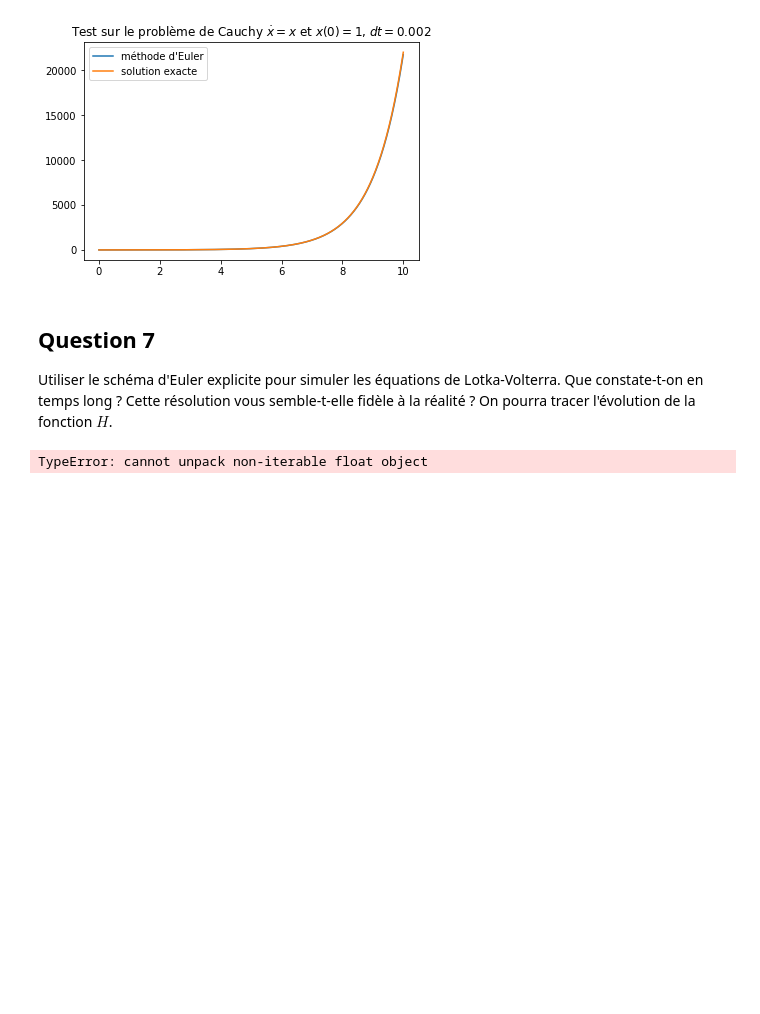
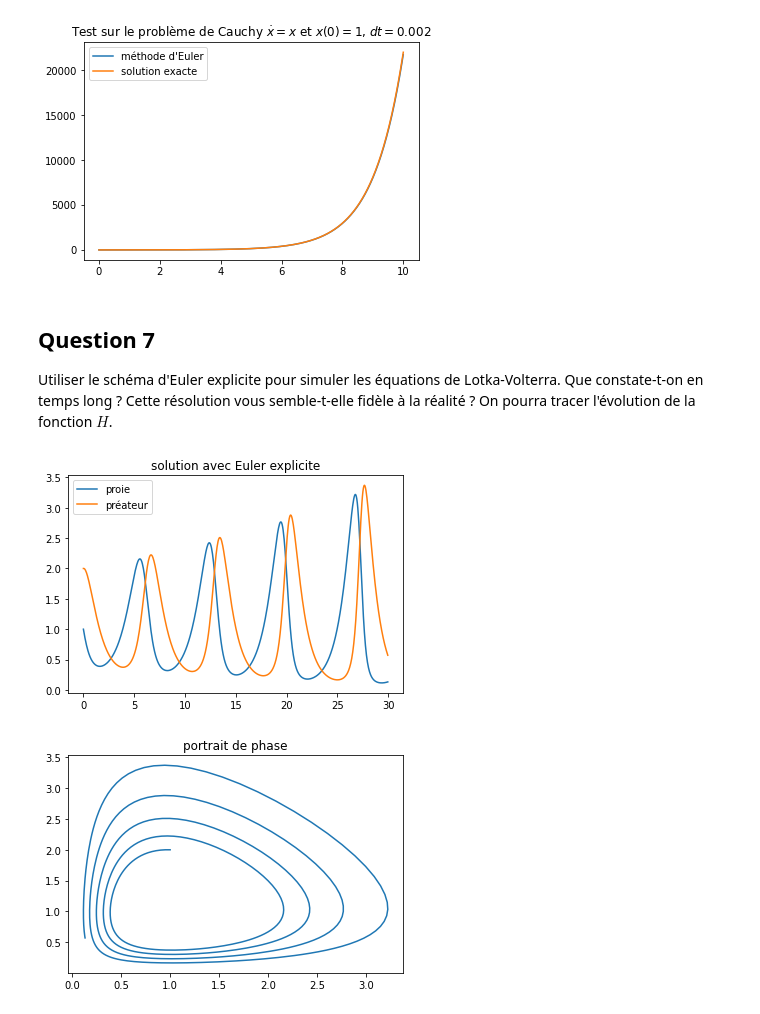
Before and after one commit to plgstalter/lotka_volterra, a Jupyter notebook: projet.ipynb, the cells around one changed output. Cells and saved outputs as stored; diff of their text form; code cells hidden in the pictures; blank space fills up the shorter version.

```diff
--- a/projet.ipynb
+++ b/projet.ipynb
@@ -49,11 +49,14 @@ import numpy as np, matplotlib.pyplot as plt
 from scipy.integrate import odeint
 %matplotlib inline
 
+# constantes
+alpha, beta, gamma, delta = [1., 1., 1., 1.]
+
 # Fonction pour le problème de Cauchy
-def f(Y, t, alpha=1., beta=1., gamma=1., delta=1.):
+def f(Y, t):
     x, y = Y
     dxdy = [x*(alpha-beta*y), -y*(gamma-delta*x)]
-    return dxdy
+    return np.array(dxdy)
 
 time = np.linspace(2, 20, 800)
 X_0 = [2., 3.]
@@ -121,11 +128,12 @@ prenant en entrée une fonction $f:\mathbb{R} \times \mathbb{R}^n \rightarrow \m
 # %%
 def solve_euler_explicit(f, x0, dt, t0, tf):
     t = np.arange(t0, tf, dt)
-    x = [x0]
+    n = len(t)
+    x = np.array(x0)*np.ones((n, 1))
 
-    for i in range(len(t)):
-        x1 = x[-1]
-        x.append(x1+dt*f(x1, t[i]))
+    for i in range(1, n):
+        x0 = x[i-1]
+        x[i] = x0+dt*f(x0, t[i])
 
     return t, x
 # %%
@@ -157,7 +165,18 @@ plt.show();
 Utiliser le schéma d'Euler explicite pour simuler les équations de Lotka-Volterra.
     Que constate-t-on en temps long ? Cette résolution vous semble-t-elle fidèle à la réalité ?
     On pourra tracer l'évolution de la fonction $H$.
-# %%
-X, Y = solve_euler_explicit(f, 1., .2, 3., 6.)
-# %% [output]
-TypeError: cannot unpack non-iterable float object
+# %%
+t, values = solve_euler_explicit(f, [1., 2.], .05, 0., 30.)
+
+plt.title("solution avec Euler explicite")
+plt.plot(t, values[:, 0], label="proie")
+plt.plot(t, values[:, 1], label="préateur")
+plt.legend()
+plt.show();
+
+plt.title("portrait de phase")
+plt.plot(values[:, 0], values[:, 1])
+plt.show();
+# %% [output]
+[figure, added]
+[figure, added]
```
Also changed, not shown: parts of 6 cells of this notebook.
